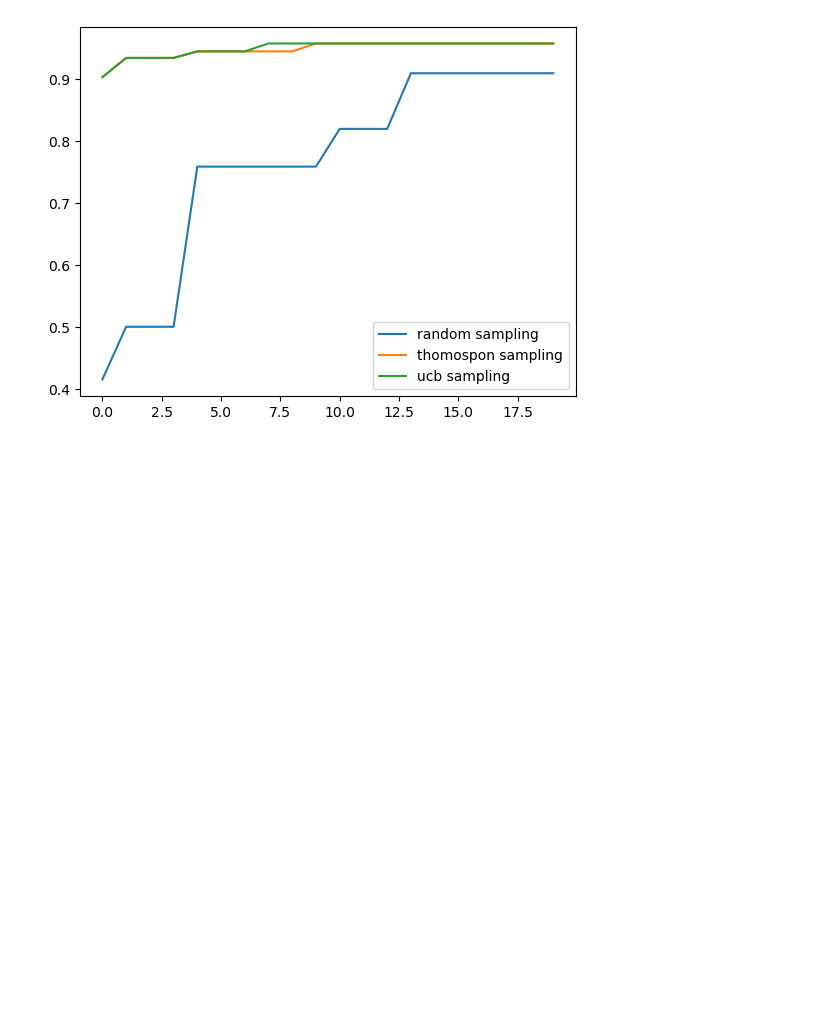
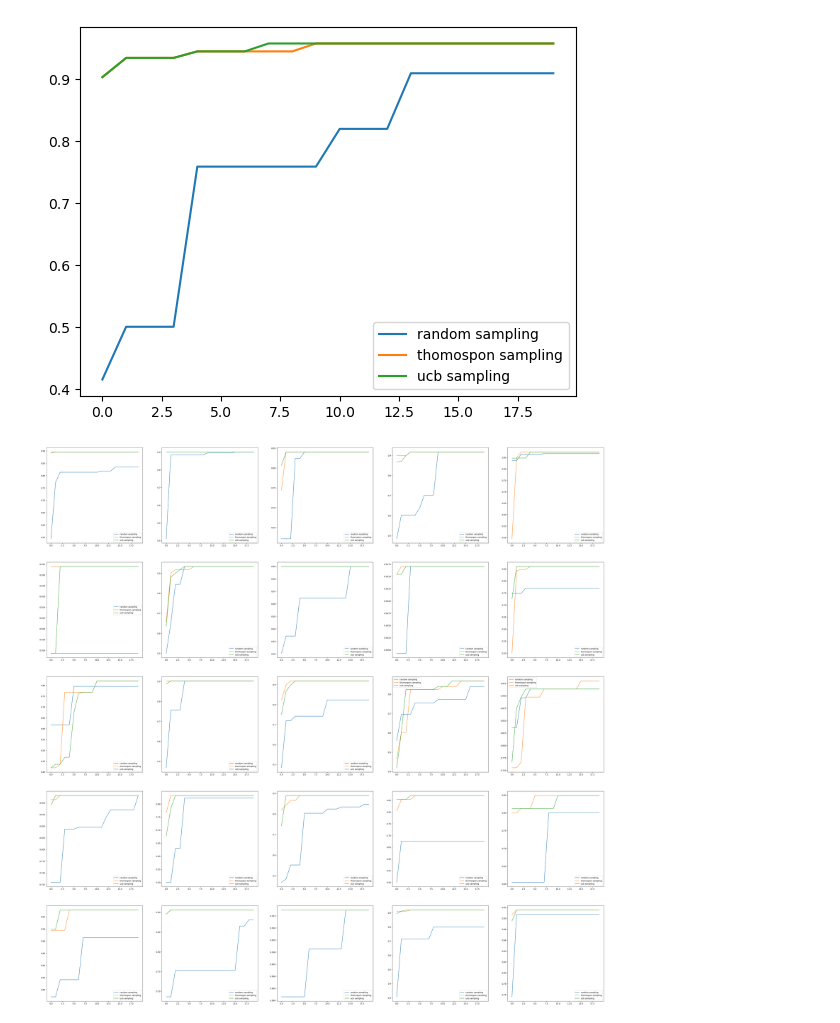
Before and after one commit to Neoanarika/inverse-probelms-urops, a Jupyter notebook: notebooks/optimisation.ipynb, the cells around one changed output. Drawn from its saved outputs; the diff is of its cells as text; code cells hidden in the pictures; blank space fills up the shorter version.

```diff
--- a/notebooks/optimisation.ipynb
+++ b/notebooks/optimisation.ipynb
@@ -208,10 +205,3 @@ x = x.to("cuda")
-# %%
-avg_error_ucb = np.zeros(20, dtype=np.float32)
-for t in trange(1, 100):
-    x, y = next(gen)
-    x = x.to("cuda")
-    error = ucb_iteration(x)
-    avg_error_ucb = ((t-1)/t)*avg_error_ucb + (1/t)*error[-1]
 # %%
 # The idea here is to first take 100 estimation and then take the avg of all 100 different estimate error for a single image
 
@@ -238,10 +224,3 @@ x = x.to("cuda")
-# %%
-avg_error_thom = np.zeros(20, dtype=np.float32)
-for t in trange(1, 100):
-    x, y = next(gen)
-    x = x.to("cuda")
-    error = thomospon_iteration(x)
-    avg_error_thom = ((t-1)/t)*avg_error_thom + (1/t)*error[-1]
 # %%
 # The idea here is to first take 100 estimation and then take the avg of all 100 different estimate error for a single image
 
@@ -265,10 +244,3 @@ def random_iteration(x):
 gen = iter(dm)
 x, y = next(gen)
 x = x.to("cuda")
-# %%
-avg_error_random = np.zeros(20, dtype=np.float32)
-for t in trange(1, 100):
-    x, y = next(gen)
-    x = x.to("cuda")
-    error = random_iteration(x)
-    avg_error_random = ((t-1)/t)*avg_error_random + (1/t)*error[-1]
@@ -280,0 +247,16 @@ plt.show()
+# %%
+fig, axs = plt.subplots(5, 5, figsize=(50, 50))
+for l in range(5):
+    for t in range(5):
+        x, y = next(gen)
+        x = x.to("cuda")
+        ucb=  ucb_iteration(x)
+        thomospon = thomospon_iteration(x)
+        random = random_iteration(x)
+        axs[l, t].plot(random)
+        axs[l, t].plot(ucb)
+        axs[l, t].plot(thomospon)
+        axs[l, t].legend(['random sampling','thomospon sampling', 'ucb sampling'])
+plt.show()
+# %% [output]
+[figure, added]
```
Also changed, not shown: parts of 4 cells of this notebook, 5 other files.
